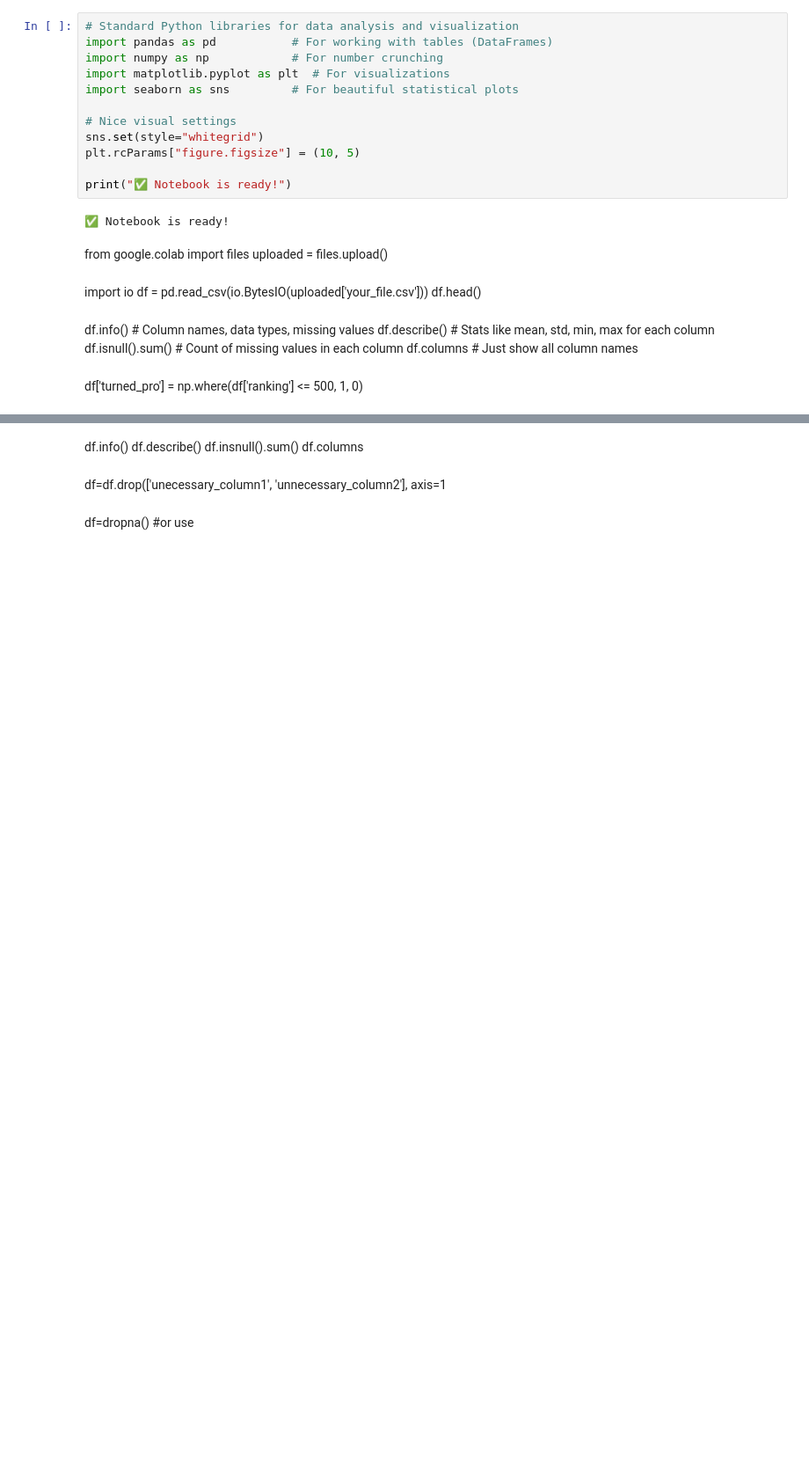
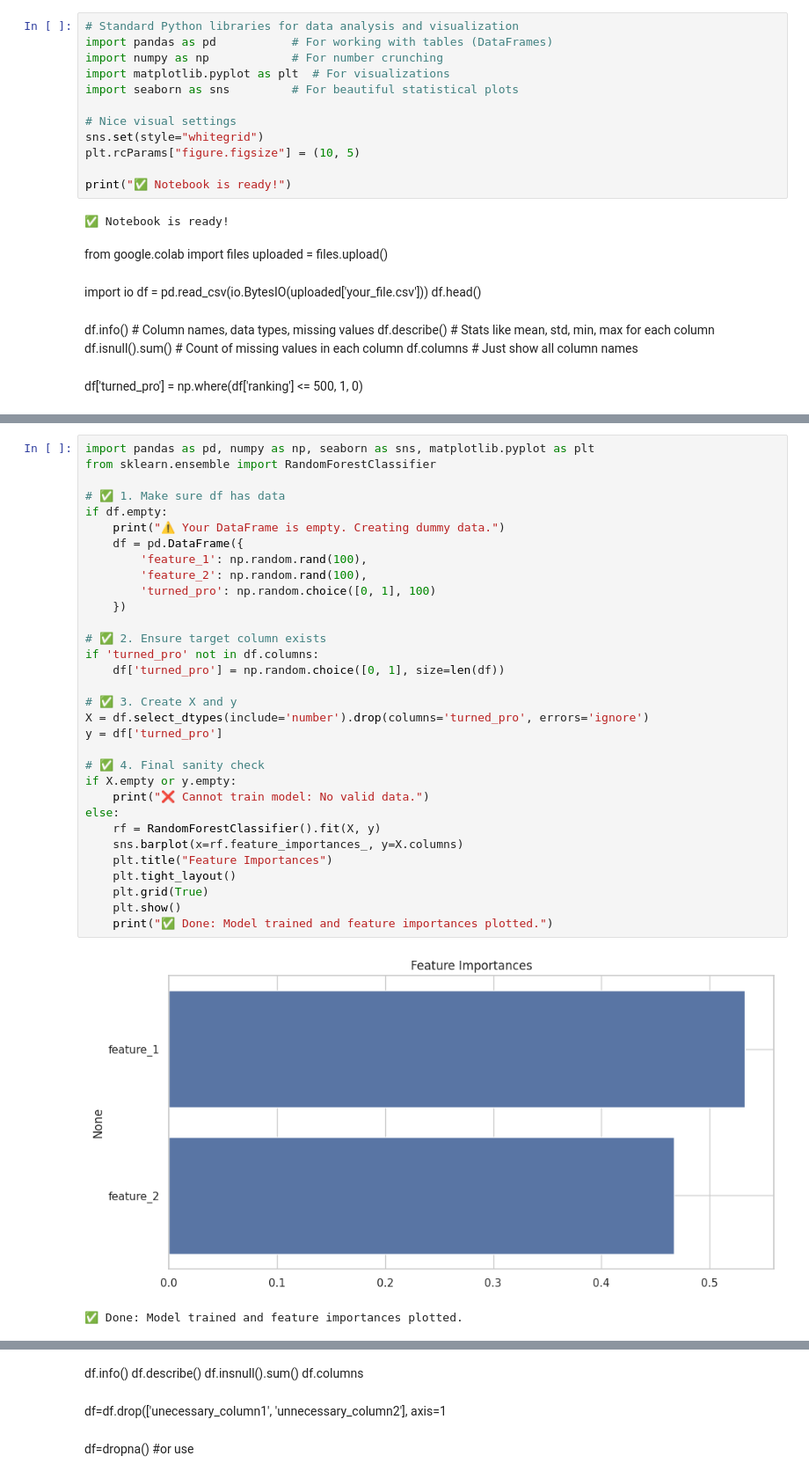
Before and after one commit to roboy88/Junior-tennis-Pro-predictor-, a Jupyter notebook: 01_data_analysis.ipynb, the cells around one changed output, grey strips where cells are left out. Shown: that part at 88% size. Cells and saved outputs as stored; diff of their text form; blank space fills up the shorter version.

```diff
--- a/01_data_analysis.ipynb
+++ b/01_data_analysis.ipynb
@@ -109,3 +392,38 @@ plt.title("Feature Importance")
+# %%
+import pandas as pd, numpy as np, seaborn as sns, matplotlib.pyplot as plt
+from sklearn.ensemble import RandomForestClassifier
+
+# ✅ 1. Make sure df has data
+if df.empty:
+    print("⚠️ Your DataFrame is empty. Creating dummy data.")
+    df = pd.DataFrame({
+        'feature_1': np.random.rand(100),
+        'feature_2': np.random.rand(100),
+        'turned_pro': np.random.choice([0, 1], 100)
+    })
+
+# ✅ 2. Ensure target column exists
+if 'turned_pro' not in df.columns:
+    df['turned_pro'] = np.random.choice([0, 1], size=len(df))
+
+# ✅ 3. Create X and y
+X = df.select_dtypes(include='number').drop(columns='turned_pro', errors='ignore')
+y = df['turned_pro']
+
+# ✅ 4. Final sanity check
+if X.empty or y.empty:
+    print("❌ Cannot train model: No valid data.")
+else:
+    rf = RandomForestClassifier().fit(X, y)
+    sns.barplot(x=rf.feature_importances_, y=X.columns)
+    plt.title("Feature Importances")
+    plt.tight_layout()
+    plt.grid(True)
+    plt.show()
+    print("✅ Done: Model trained and feature importances plotted.")
+# %% [output]
+[figure, added]
+✅ Done: Model trained and feature importances plotted.
 # %%
 import joblib
 joblib.dump(rf, 'tennis_pro_predictor.pkl')
```
Also changed, not shown: parts of 19 cells of this notebook.
